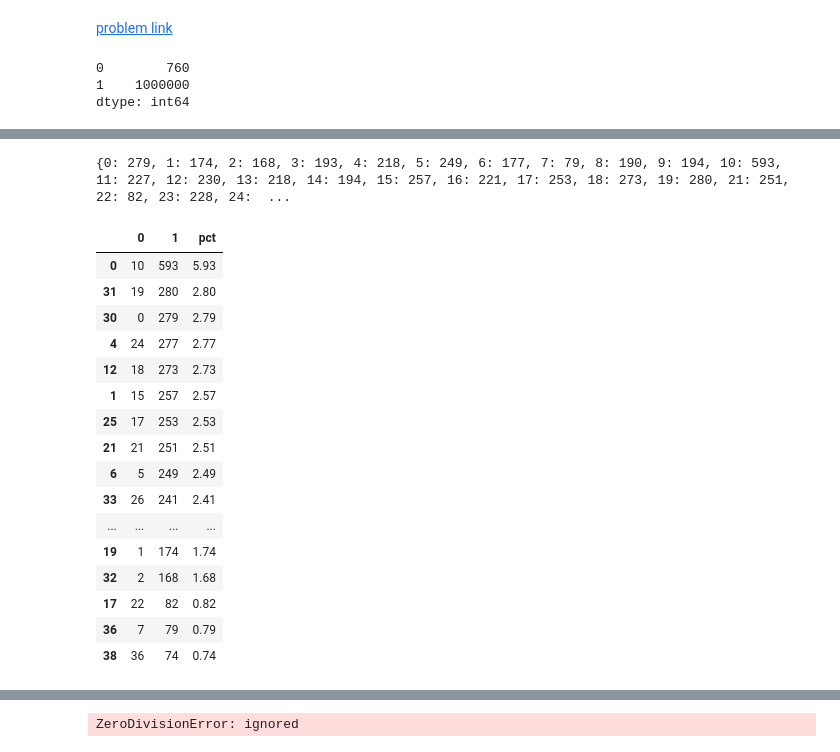
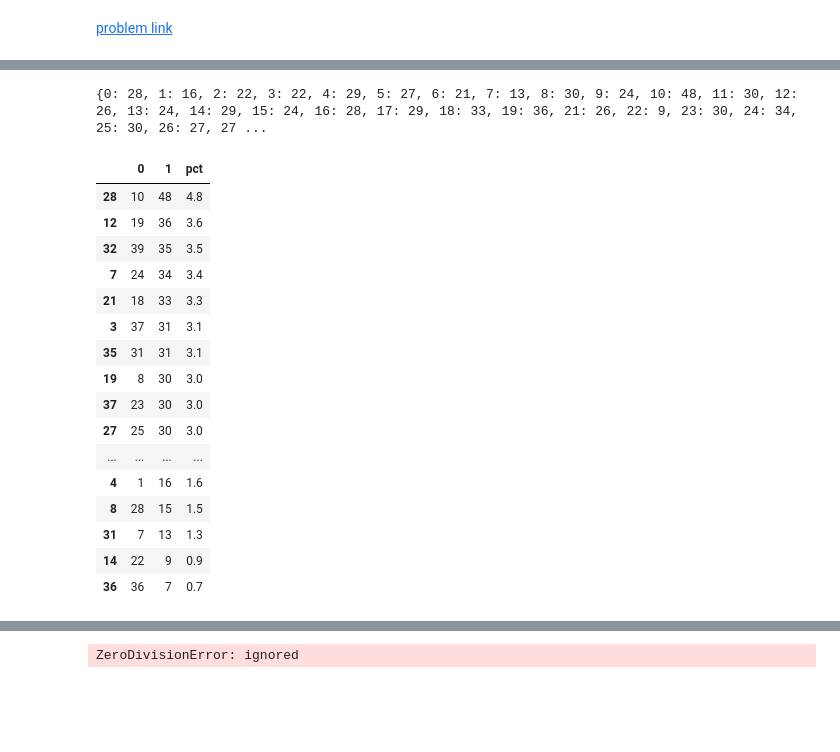
Before and after one commit to ihightower/my-first-binder, a Jupyter notebook: pe084.ipynb, the cells around one changed output, grey strips where cells are left out. Saved outputs shown, nothing was run; the diff lists cells and outputs as text; code cells hidden in the pictures; blank space fills up the shorter version.

```diff
--- a/pe084.ipynb
+++ b/pe084.ipynb
@@ -135,12 +142,12 @@ def move_from(currpos):
     if gRollingDoubles == 3:
         # logger.setLevel(logging.DEBUG)
 
-        logger.critical(f'       rolled 3rd double in {currpos}... and now going to jail')
+        logger.warning(f'       rolled 3rd double in {currpos}... and now going to jail')
  #         print('rolled 3 doubles, going to jail.. from ', newpos)
         newpos = 10 # go to jail
         gRollingDoubles = 0
 
-        logger.critical(f'...... dice rolled: {dice1}+{dice2}={dice_roll}, from: {currpos} to: {newpos}')
+        logger.warning(f'...... dice rolled: {dice1}+{dice2}={dice_roll}, from: {currpos} to: {newpos}')
         return newpos
 
 
@@ -153,7 +160,7 @@ def move_from(currpos):
     if newpos == 20:
         logger.debug(f'in {newpos}... should go to jail. RollingDouble#:{gRollingDoubles}')
         newpos = 10
-        gRollingDoubles = 0
+        #gRollingDoubles = 0
 
 
 
@@ -260,6 +268,7 @@ def take_comchest_card(currpos):
 ### func: run_simulation
 # %%
 def run_simulation(simcount, currpos=0):
+
   for simu in range(simcount):
       # time.sleep(1)
 
@@ -293,7 +302,8 @@ def run_simulation(simcount, currpos=0):
   #         print('.... moved to', currpos)
           #print(mycomchest_card)
 
-      if gRollingDoubles == 0:
+      if gRollingDoubles == 0 or True:
+        logger.info(f'yes move counted {currpos}')
         dictsq[currpos] = dictsq.get(currpos, 0) + 1
 
   #     print(dice2, cuminsquare, insquare)
@@ -310,12 +320,6 @@ def run_simulation(simcount, currpos=0):
 # Run Simulation
 # %% [markdown]
 <a href="https://projecteuler.net/problem=84">problem link</a>
-# %%
-df.sum()
-# %% [output]
-0        760
-1    1000000
-dtype: int64
 # %%
  # answer: 102400
 
@@ -326,13 +330,14 @@ gCOMCHESTLOC = 0
 gCHANCELOC = 0
 gRollingDoubles = 0
 
+logger.setLevel(logging.DEBUG)
 # logger.setLevel(logging.WARNING)
-logger.setLevel(logging.CRITICAL)
+# logger.setLevel(logging.CRITICAL)
 
-simcount = 10000
+simcount = 1_000#_000
+df = run_simulation(simcount)
 
-df = run_simulation(simcount)
+
 df['pct'] = df.iloc[:,1]/simcount *100
-
 df.sort_values([1], ascending=False)
 # %% [output]
@@ -356,18 +361,18 @@ df.sort_values([1], ascending=False)
-{0: 279, 1: 174, 2: 168, 3: 193, 4: 218, 5: 249, 6: 177, 7: 79, 8: 190, 9: 194, 10: 593, 11: 227, 12: 230, 13: 218, 14: 194, 15: 257, 16: 221, 17: 253, 18: 273, 19: 280, 21: 251, 22: 82, 23: 228, 24:  ...
+{0: 28, 1: 16, 2: 22, 3: 22, 4: 29, 5: 27, 6: 21, 7: 13, 8: 30, 9: 24, 10: 48, 11: 30, 12: 26, 13: 24, 14: 29, 15: 24, 16: 28, 17: 29, 18: 33, 19: 36, 21: 26, 22: 9, 23: 30, 24: 34, 25: 30, 26: 27, 27 ...
 |  | 0 | 1 | pct |
-| 0 | 10 | 593 | 5.93 |
-| 31 | 19 | 280 | 2.80 |
-| 30 | 0 | 279 | 2.79 |
-| 4 | 24 | 277 | 2.77 |
-| 12 | 18 | 273 | 2.73 |
-| 1 | 15 | 257 | 2.57 |
-| 25 | 17 | 253 | 2.53 |
-| 21 | 21 | 251 | 2.51 |
-| 6 | 5 | 249 | 2.49 |
-| 33 | 26 | 241 | 2.41 |
+| 28 | 10 | 48 | 4.8 |
+| 12 | 19 | 36 | 3.6 |
+| 32 | 39 | 35 | 3.5 |
+| 7 | 24 | 34 | 3.4 |
+| 21 | 18 | 33 | 3.3 |
+| 3 | 37 | 31 | 3.1 |
+| 35 | 31 | 31 | 3.1 |
+| 19 | 8 | 30 | 3.0 |
+| 37 | 23 | 30 | 3.0 |
+| 27 | 25 | 30 | 3.0 |
 | ... | ... | ... | ... |
-| 19 | 1 | 174 | 1.74 |
-| 32 | 2 | 168 | 1.68 |
-| 17 | 22 | 82 | 0.82 |
-| 36 | 7 | 79 | 0.79 |
-| 38 | 36 | 74 | 0.74 |
+| 4 | 1 | 16 | 1.6 |
+| 8 | 28 | 15 | 1.5 |
+| 31 | 7 | 13 | 1.3 |
+| 14 | 22 | 9 | 0.9 |
+| 36 | 36 | 7 | 0.7 |
```
Also changed, not shown: parts of 8 cells of this notebook.
